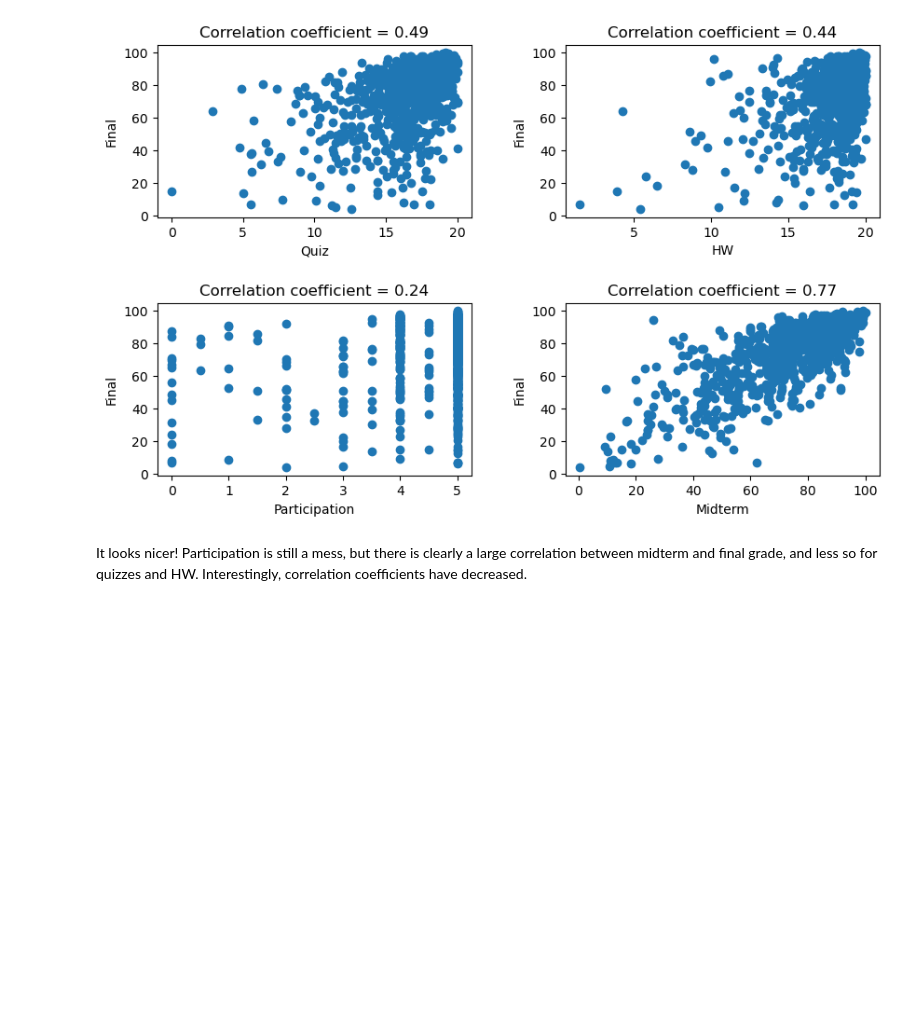
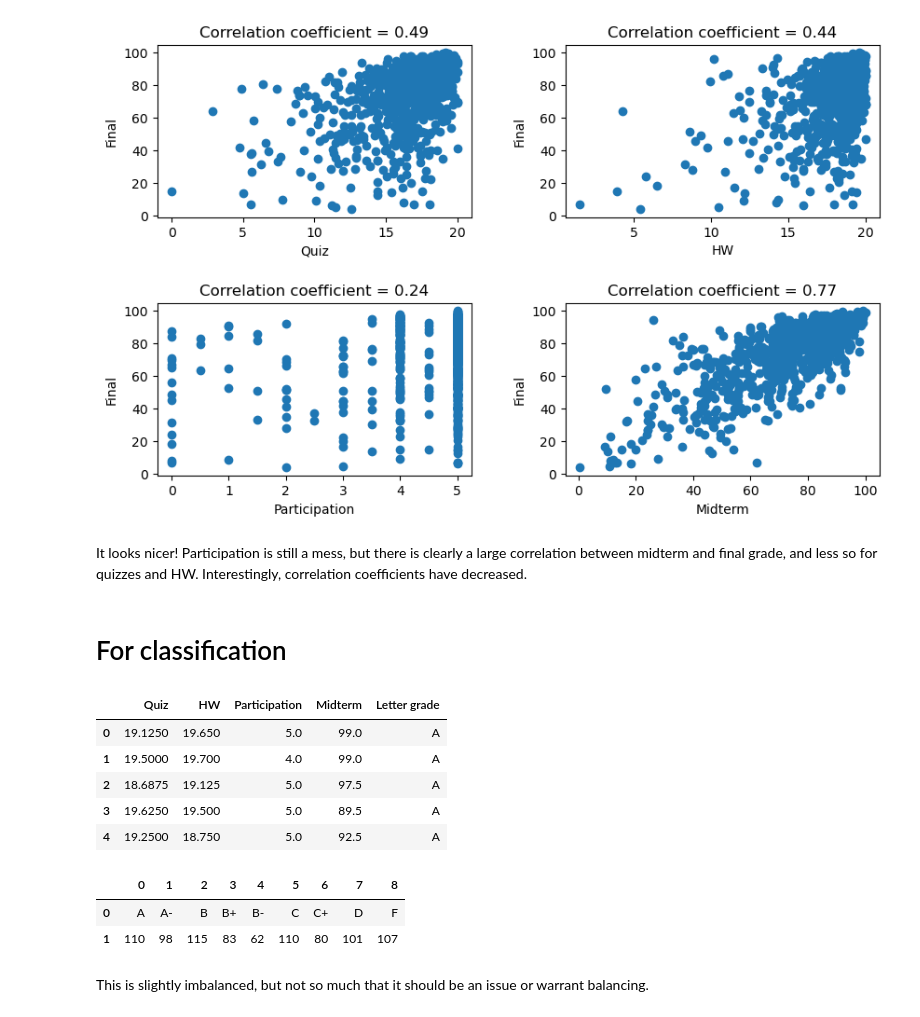
Before and after one commit to raoulnormand/grade-prediction, a Jupyter notebook: notebooks/data-exploration.ipynb, the cells around one changed output. Drawn from its saved outputs; the diff is of its cells as text; code cells hidden in the pictures; blank space fills up the shorter version.

```diff
--- a/notebooks/data-exploration.ipynb
+++ b/notebooks/data-exploration.ipynb
@@ -75,3 +75,17 @@ for feature, ax in zip(features, axs.flatten()):
 [figure]
 # %% [markdown]
 It looks nicer! Participation is still a mess, but there is clearly a large correlation between midterm and final grade, and less so for quizzes and HW. Interestingly, correlation coefficients have decreased.
+# %% [markdown]
+# For classification
+# %%
+grades = pd.read_csv("../data/final/all_grades.csv")
+target = "Letter grade"
+grades = grades[features + [target]]
+grades.head()
+# %% [output]
+|  | Quiz | HW | Participation | Midterm | Letter grade |
+| 0 | 19.1250 | 19.650 | 5.0 | 99.0 | A |
+| 1 | 19.5000 | 19.700 | 4.0 | 99.0 | A |
+| 2 | 18.6875 | 19.125 | 5.0 | 97.5 | A |
+| 3 | 19.6250 | 19.500 | 5.0 | 89.5 | A |
+| 4 | 19.2500 | 18.750 | 5.0 | 92.5 | A |
@@ -77,0 +94,8 @@ It looks nicer! Participation is still a mess, but there is clearly a large corr
+# %%
+pd.DataFrame(letters_count)
+# %% [output]
+|  | 0 | 1 | 2 | 3 | 4 | 5 | 6 | 7 | 8 |
+| 0 | A | A- | B | B+ | B- | C | C+ | D | F |
+| 1 | 110 | 98 | 115 | 83 | 62 | 110 | 80 | 101 | 107 |
+# %% [markdown]
+This is slightly imbalanced, but not so much that it should be an issue or warrant balancing.
```
Also changed, not shown: parts of 1 cell of this notebook, 5 other files.
